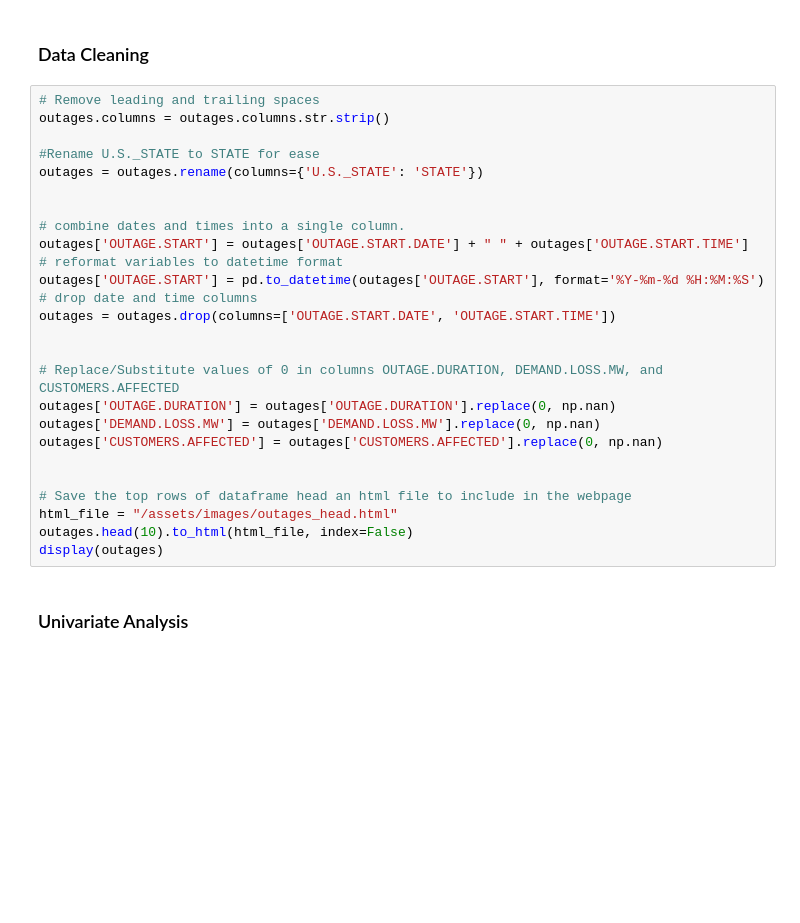
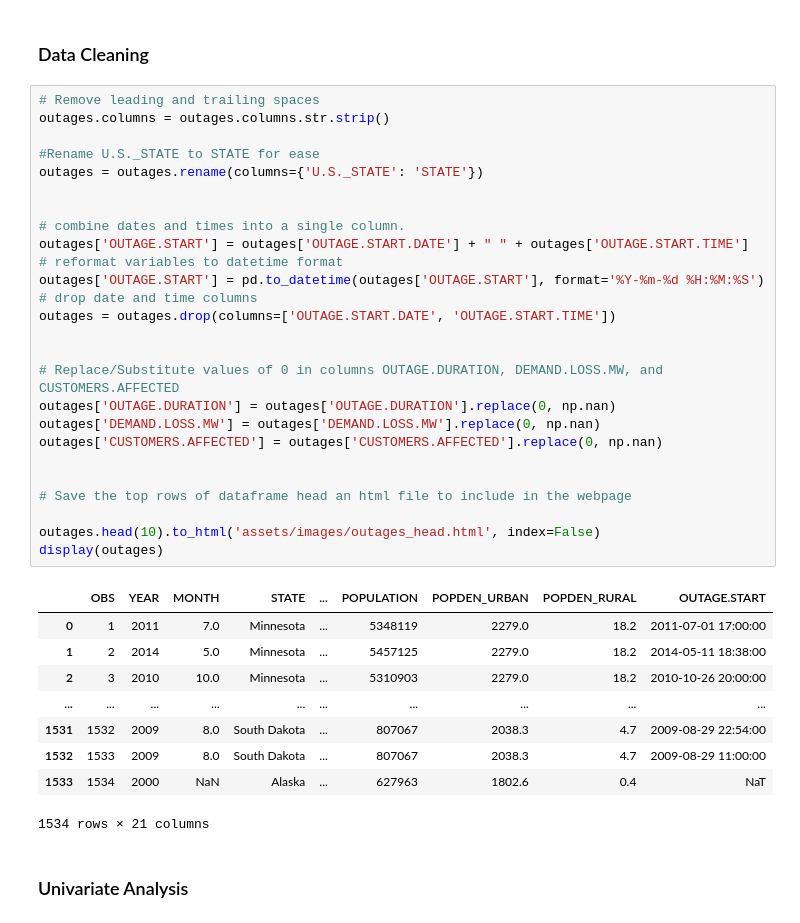
Before and after one commit to andiigonzalez/Power_Outage_Analysis, a Jupyter notebook: template.ipynb, the cells around one changed output. Saved outputs shown, nothing was run; the diff lists cells and outputs as text; blank space fills up the shorter version.

```diff
--- a/template.ipynb
+++ b/template.ipynb
@@ -33,29 +33,39 @@ outages.drop(['POSTAL.CODE', 'HURRICANE.NAMES', 'OUTAGE.RESTORATION.DATE', 'OUTA
 # %%
 # Remove leading and trailing spaces
 outages.columns = outages.columns.str.strip()
 
 #Rename U.S._STATE to STATE for ease
 outages = outages.rename(columns={'U.S._STATE': 'STATE'})
 
 
 # combine dates and times into a single column.
 outages['OUTAGE.START'] = outages['OUTAGE.START.DATE'] + " " + outages['OUTAGE.START.TIME']
 # reformat variables to datetime format
 outages['OUTAGE.START'] = pd.to_datetime(outages['OUTAGE.START'], format='%Y-%m-%d %H:%M:%S')
 # drop date and time columns
 outages = outages.drop(columns=['OUTAGE.START.DATE', 'OUTAGE.START.TIME'])
 
 
 # Replace/Substitute values of 0 in columns OUTAGE.DURATION, DEMAND.LOSS.MW, and CUSTOMERS.AFFECTED
 outages['OUTAGE.DURATION'] = outages['OUTAGE.DURATION'].replace(0, np.nan)
 outages['DEMAND.LOSS.MW'] = outages['DEMAND.LOSS.MW'].replace(0, np.nan)
 outages['CUSTOMERS.AFFECTED'] = outages['CUSTOMERS.AFFECTED'].replace(0, np.nan)
 
 
 # Save the top rows of dataframe head an html file to include in the webpage
-html_file = "/assets/images/outages_head.html"
-outages.head(10).to_html(html_file, index=False)
+
+outages.head(10).to_html('assets/images/outages_head.html', index=False)
 display(outages)
+# %% [output]
+|  | OBS | YEAR | MONTH | STATE | ... | POPULATION | POPDEN_URBAN | POPDEN_RURAL | OUTAGE.START |
+| 0 | 1 | 2011 | 7.0 | Minnesota | ... | 5348119 | 2279.0 | 18.2 | 2011-07-01 17:00:00 |
+| 1 | 2 | 2014 | 5.0 | Minnesota | ... | 5457125 | 2279.0 | 18.2 | 2014-05-11 18:38:00 |
+| 2 | 3 | 2010 | 10.0 | Minnesota | ... | 5310903 | 2279.0 | 18.2 | 2010-10-26 20:00:00 |
+| ... | ... | ... | ... | ... | ... | ... | ... | ... | ... |
+| 1531 | 1532 | 2009 | 8.0 | South Dakota | ... | 807067 | 2038.3 | 4.7 | 2009-08-29 22:54:00 |
+| 1532 | 1533 | 2009 | 8.0 | South Dakota | ... | 807067 | 2038.3 | 4.7 | 2009-08-29 11:00:00 |
+| 1533 | 1534 | 2000 | NaN | Alaska | ... | 627963 | 1802.6 | 0.4 | NaT |
+1534 rows × 21 columns
 # %% [markdown]
 ### Univariate Analysis
 # %%
```
Also changed, not shown: parts of 8 cells of this notebook, 1 other file.
